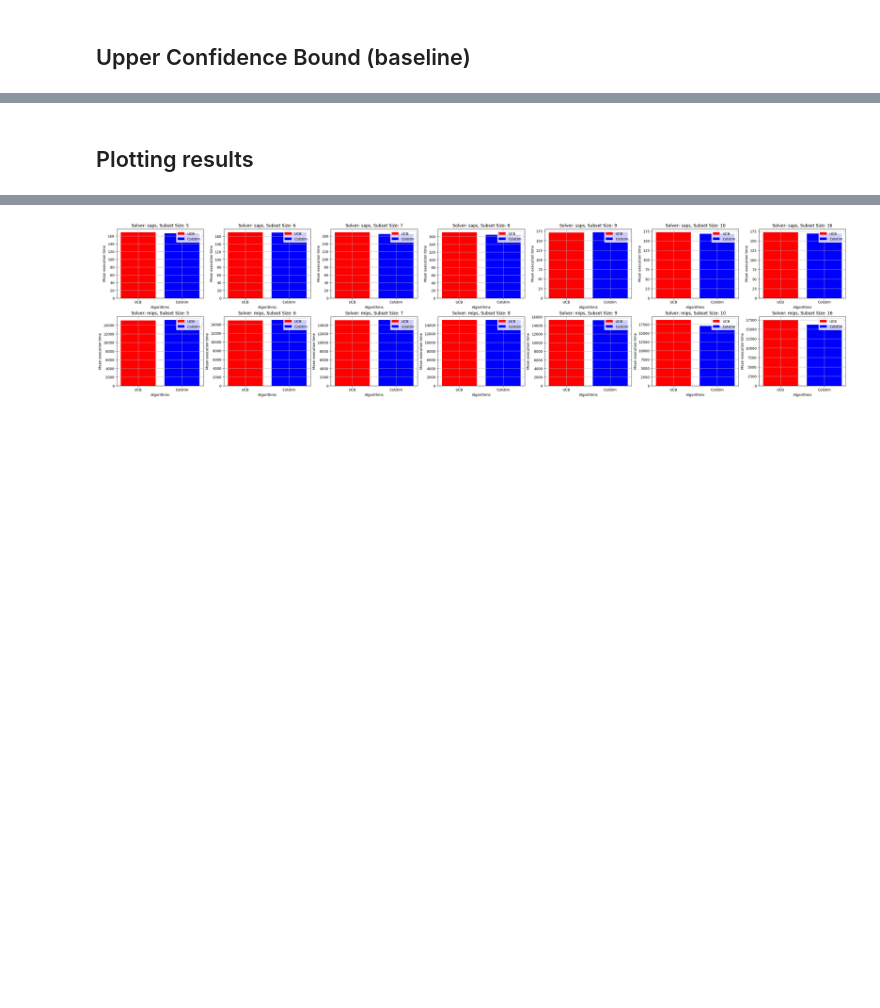
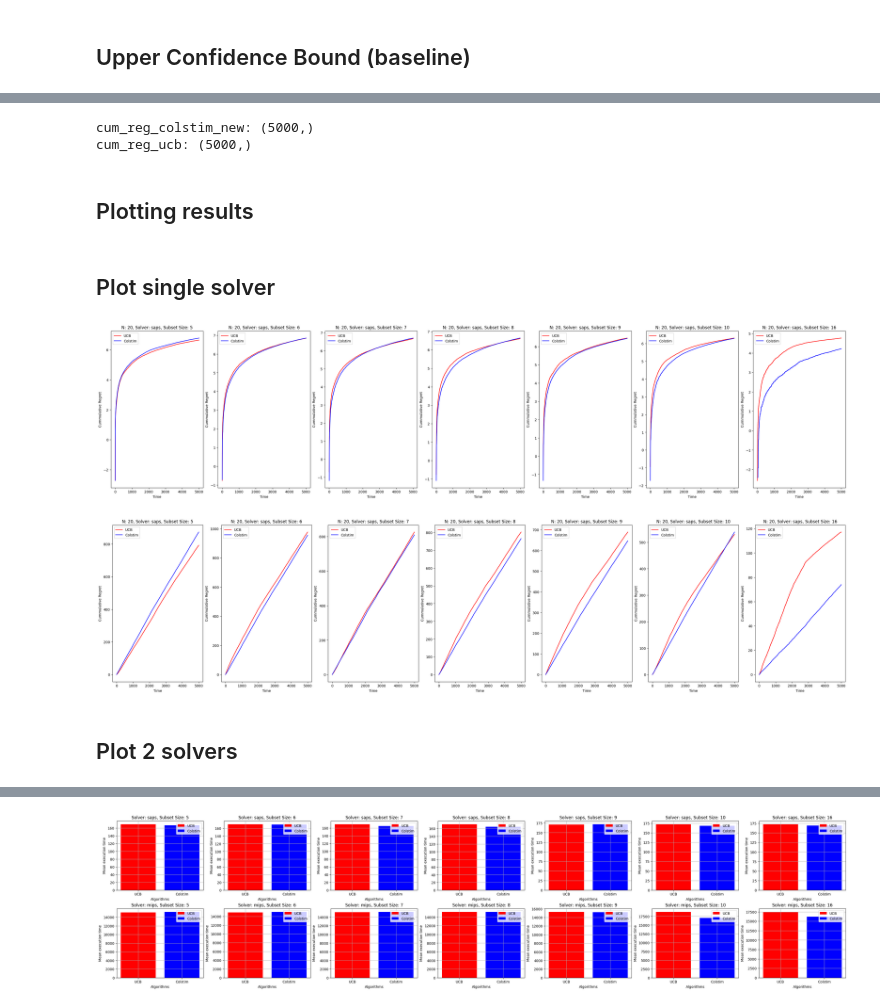
Before and after one commit to sshivam95/Multi-Dueling-Bandits, a Jupyter notebook: test.ipynb, the cells around one changed output, grey strips where cells are left out. Drawn from its saved outputs; the diff is of its cells as text; code cells hidden in the pictures; blank space fills up the shorter version.

```diff
--- a/test.ipynb
+++ b/test.ipynb
@@ -37,3 +53,75 @@ np.savetxt('Regret_results//regret_ucb.txt', regret_ucb)
+# %%
+from util.metrics import compute_cumulative_regret_single_rep, compute_cumulative_regret
+cum_reg_colstim_new = compute_cumulative_regret(np.load(f"regret_Colstim_saps_5_new.npy"))
+print(f"cum_reg_colstim_new: {cum_reg_colstim_new[0][1:].shape}")
+cum_reg_ucb = compute_cumulative_regret(np.load(f"Regret_results//regret_UCB_saps_5.npy"))
+print(f"cum_reg_ucb: {cum_reg_ucb[0][1:].shape}")
+# %% [output]
+cum_reg_colstim_new: (5000,)
+cum_reg_ucb: (5000,)
 # %% [markdown]
 ## Plotting results
+# %%
+from algorithms import regret_minimizing_algorithms
+from util.constants import Solver
+from util.metrics import compute_cumulative_regret
+import matplotlib.pyplot as plt
+import numpy as np
+
+algorithms = [
+        algorithm.__name__ for algorithm in regret_minimizing_algorithms
+    ]
+
+solvers = ['saps']# [solver.value for solver in Solver]
+subset_size = [5, 6, 7, 8, 9, 10, 16]
+colors = ["red", "blue"]
+# %% [markdown]
+## Plot single solver
+# %%
+fig, ax = plt.subplots(len(solvers), len(subset_size), figsize=(30, 7), constrained_layout=True)
+for solver_index, solver in enumerate(solvers):
+    for size_index, size in enumerate(subset_size):
+        for index, algorithm in enumerate(algorithms):
+            regret = np.load(f"regret_{algorithm}_{solver}_{size}_new.npy")
+            cum_reg = compute_cumulative_regret(regret)
+
+            ax[size_index].plot(np.log(np.mean(cum_reg, axis=0)), color=colors[index], label=f"{algorithm}")
+            # ax[solver_index, size_index].fill_between(
+            #     range(len(cum_reg[0])),
+            #     np.log(np.mean(cum_reg, axis=0)-np.std(cum_reg, axis=0))/np.sqrt(len(cum_reg)),
+            #     np.log(np.mean(cum_reg, axis=0)+np.std(cum_reg, axis=0))/np.sqrt(len(cum_reg)),
+            #     color=colors[index],
+            #     alpha=0.2
+            # )
+            ax[size_index].legend()
+            ax[size_index].set_ylabel("Cummulative Regret")
+            ax[size_index].set_xlabel("Time")
+            ax[size_index].set_title(f"N: 20, Solver: {solver}, Subset Size: {size}")
+plt.show()
+
+fig, ax = plt.subplots(len(solvers), len(subset_size), figsize=(30, 7), constrained_layout=True)
+for solver_index, solver in enumerate(solvers):
+    for size_index, size in enumerate(subset_size):
+        for index, algorithm in enumerate(algorithms):
+            regret = np.load(f"Regret_results//regret_{algorithm}_{solver}_{size}.npy")
+            cum_reg = compute_cumulative_regret(regret)
+
+            ax[size_index].plot(np.mean(cum_reg, axis=0), color=colors[index], label=f"{algorithm}")
+            # ax[size_index].fill_between(
+            #     range(len(cum_reg[0])),
+            #     np.log(np.mean(cum_reg, axis=0)-np.std(cum_reg, axis=0))/np.sqrt(len(cum_reg)),
+            #     np.log(np.mean(cum_reg, axis=0)+np.std(cum_reg, axis=0))/np.sqrt(len(cum_reg)),
+            #     color=colors[index],
+            #     alpha=0.2
+            # )
+            ax[size_index].legend()
+            ax[size_index].set_ylabel("Cummulative Regret")
+            ax[size_index].set_xlabel("Time")
+            ax[size_index].set_title(f"N: 20, Solver: {solver}, Subset Size: {size}")
+plt.show()
+# %% [output]
+[figure, added]
+[figure, added]
+# %% [markdown]
+## Plot 2 solvers
 # %%
```
Also changed, not shown: parts of 9 cells of this notebook.
